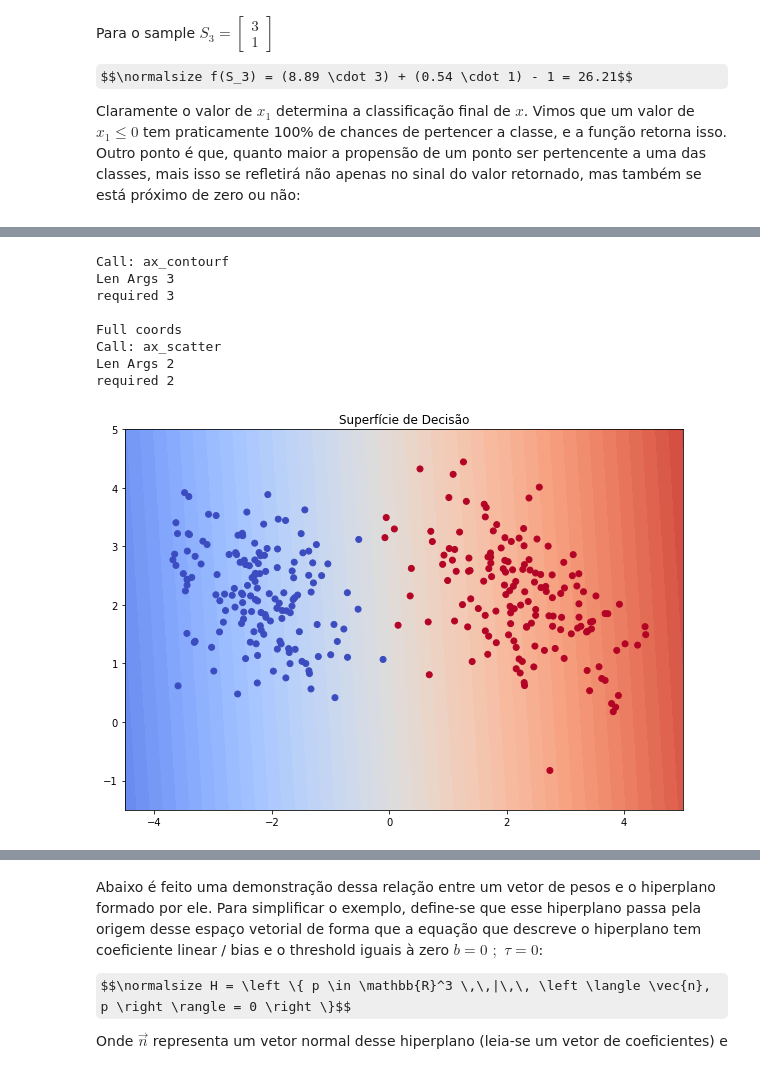
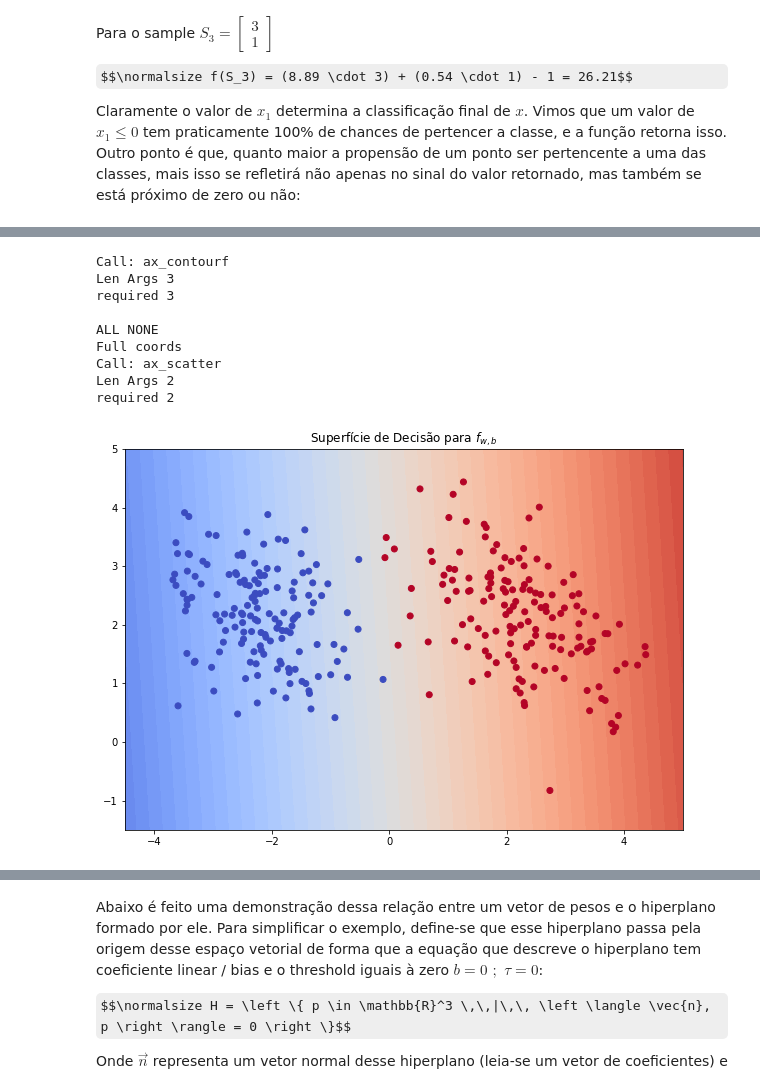
Before and after one commit to rodrigodoering/Projetos, a Jupyter notebook: Estudo_MachineLearning/Supervised/Notebook1/aprendizagem-supervisionada-classifica-o-1.ipynb, the cells around one changed output, grey strips where cells are left out. Saved outputs shown, nothing was run; the diff lists cells and outputs as text; code cells hidden in the pictures; some formulas as TeX source.

```diff
--- a/Estudo_MachineLearning/Supervised/Notebook1/aprendizagem-supervisionada-classifica-o-1.ipynb
+++ b/Estudo_MachineLearning/Supervised/Notebook1/aprendizagem-supervisionada-classifica-o-1.ipynb
@@ -706,28 +703,25 @@ required 2
 
 Um plot bastante popular em ML é a __superfície de decisão__. A ideia por trás do plot é simples: para cada coordenada de $x$, o modelo retorna um valor de $y$, então o plot consiste basicamente em aplicar o modelo a uma grade de valores de $x$ e visualizar. Quando essa visualização é feita, percebemos como o modelo está "mapeando" o feature space, ou mais precisamente, __separando__ a feature space. Entretanto, ao plotar essa superfície, a feature space não estará sub-dividida em dois espaços, mas sim uma superfície gradual:
 # %%
-plots.new_plot(
-    figsize=(10,7),
-    lims = [(-4.5, 5), (-1.5, 5)],
-    title='Superfície de Decisão',
-)
+# Inicia um novo plot
+plots.new_plot(figsize=(10,7), lims = [(-4.5, 5), (-1.5, 5)], title='Superfície de Decisão para $f_{w,b}$')
 
-plots.Surface(
-    function=linear_func(w, bias),
-    min_val=-6, max_val=6, n_samples=4,
-    levels=70, cmap=plt.cm.coolwarm)
+# Exibe a superfície de decisão
+plots.Surface(function=linear_func(w, bias), min_val=-6, max_val=6, n_samples=4, levels=70, cmap=plt.cm.coolwarm)
 
+# exibe os dados de treino
 plots.Scatter(X, c=Y, cmap=plt.cm.coolwarm)
 # %% [output]
 Call: ax_contourf
 Len Args 3
 required 3
 
+ALL NONE
 Full coords
 Call: ax_scatter
 Len Args 2
 required 2
-[figure, old version]
+[figure, new version]
 # %% [markdown]
 A fronteira de decisão gradual exibida acima vai de encontro com uma função linear que retorna valores contínuos e não propriamente uma classificação final, um rótulo. A parte final de um classificador linear envolve aplicar uma _nota de corte_.
 
```
Also changed, not shown: parts of 50 cells of this notebook.
